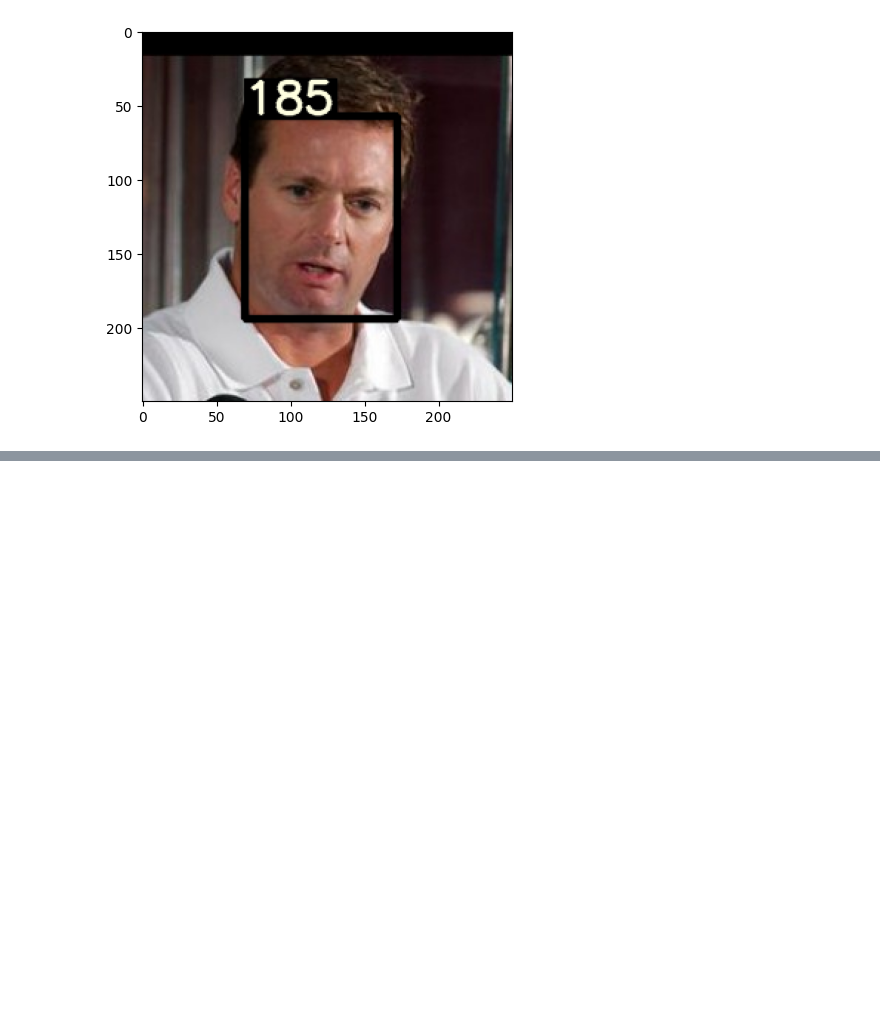
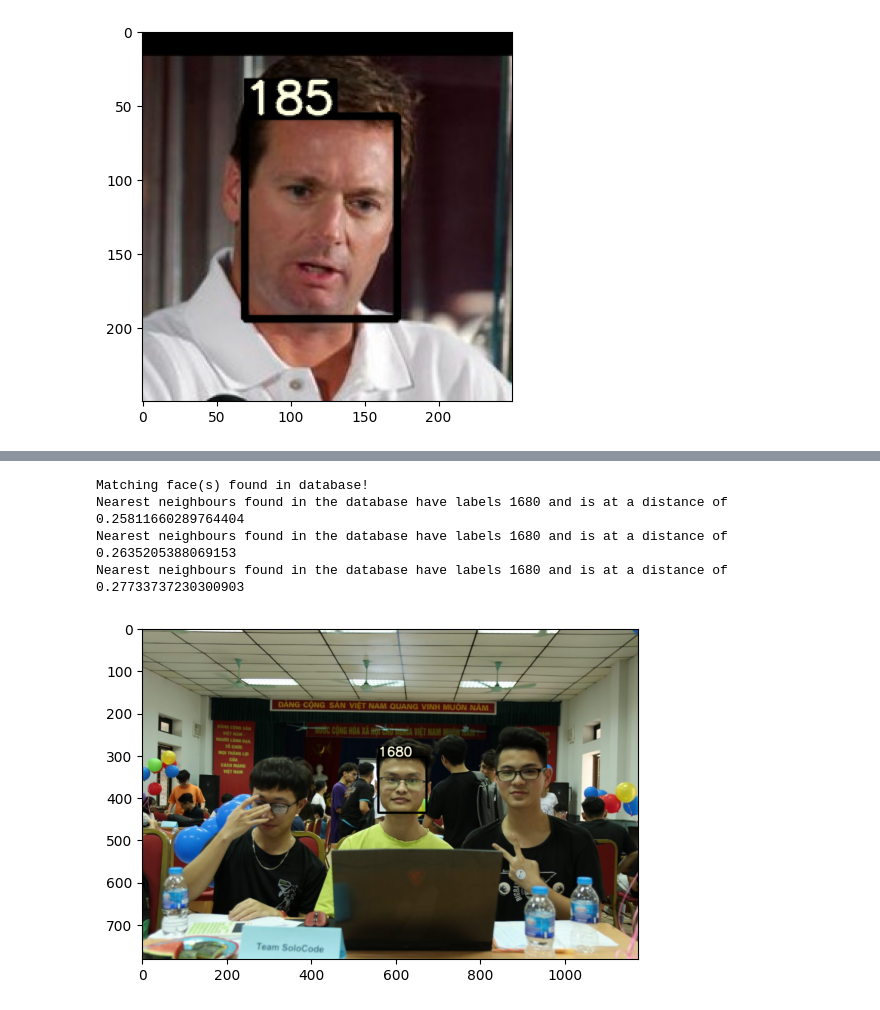
Before and after one commit to thanhnienyeumeo/Face-Recognition-ITPTIT-AI-TEAM, a Jupyter notebook: faceRecognition.ipynb, the cells around one changed output, grey strips where cells are left out. Saved outputs shown, nothing was run; the diff lists cells and outputs as text; code cells hidden in the pictures; blank space fills up the shorter version.

```diff
--- a/faceRecognition.ipynb
+++ b/faceRecognition.ipynb
@@ -310,0 +369,8 @@ Nearest neighbours found in the database have labels 721 and is at a distance of
+# %%
+print_ID_results("thumbnail (2).jpg", labels, verbose=True)
+# %% [output]
+Matching face(s) found in database!
+Nearest neighbours found in the database have labels 1680 and is at a distance of 0.25811660289764404
+Nearest neighbours found in the database have labels 1680 and is at a distance of 0.2635205388069153
+Nearest neighbours found in the database have labels 1680 and is at a distance of 0.27733737230300903
+[figure, added]
```
Also changed, not shown: parts of 15 cells of this notebook, 8 other files.
